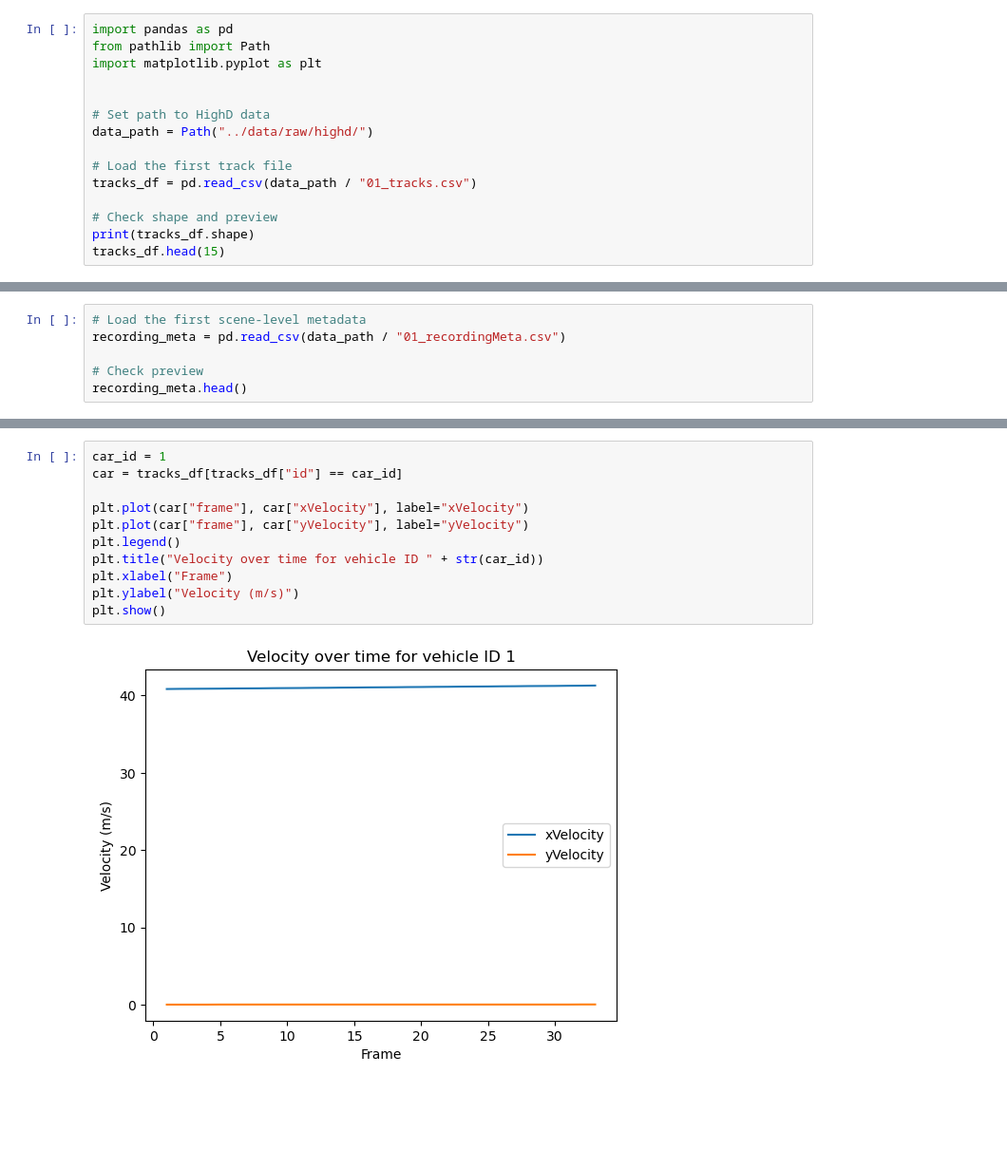
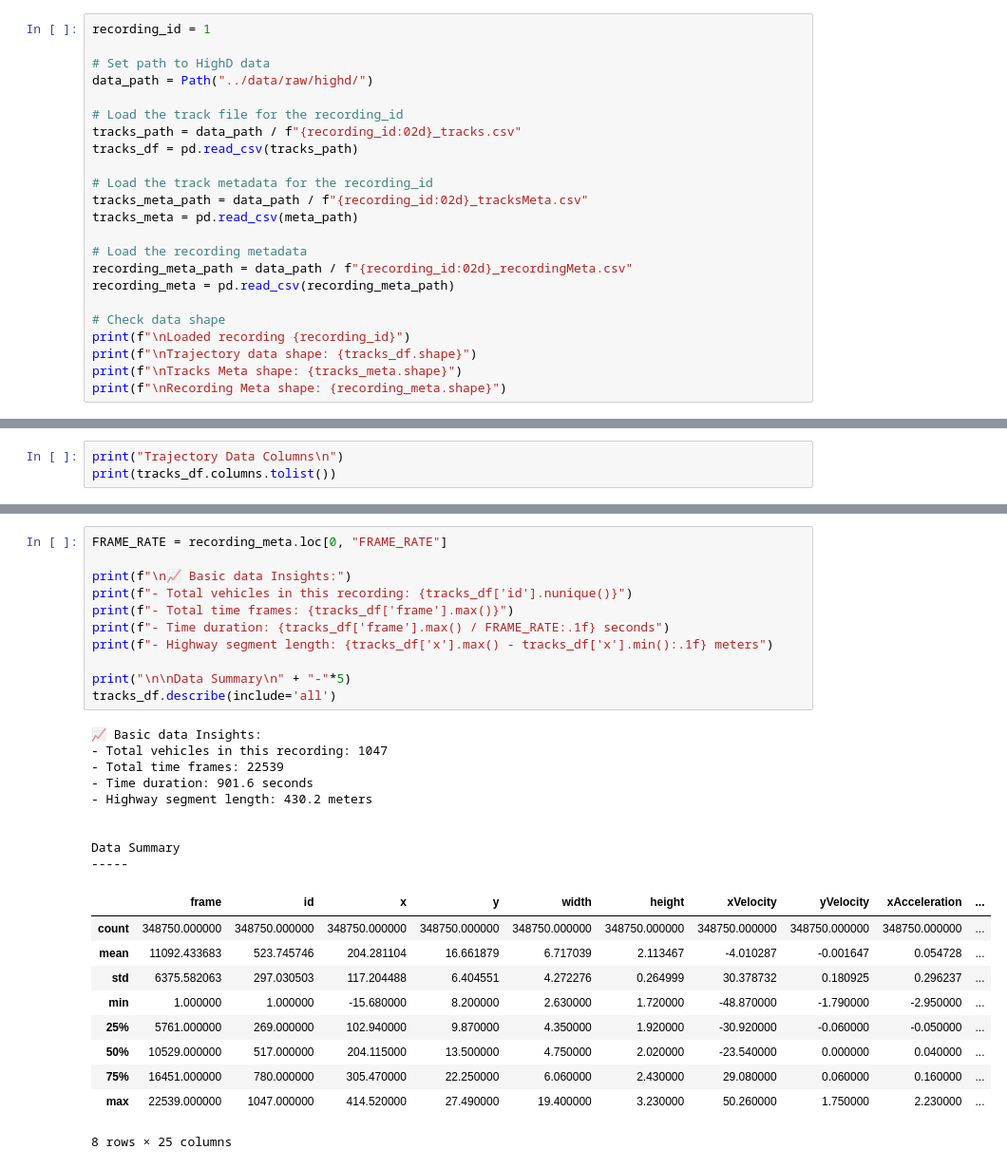
Before and after one commit to rapha-pro/Traffic-Light-Simulator, a Jupyter notebook: notebooks/explore_highd.ipynb, the cells around one changed output, grey strips where cells are left out. Shown at 95% size. Cells and saved outputs as stored; diff of their text form; blank space fills up the shorter version.

Commit message:
Notebook: Exploratory data analysis with some visualization

```diff
--- a/notebooks/explore_highd.ipynb
+++ b/notebooks/explore_highd.ipynb
@@ -3,16 +17,24 @@
 # %%
-import pandas as pd
-from pathlib import Path
-import matplotlib.pyplot as plt
-
+recording_id = 1
 
 # Set path to HighD data
 data_path = Path("../data/raw/highd/")
 
-# Load the first track file
-tracks_df = pd.read_csv(data_path / "01_tracks.csv")
+# Load the track file for the recording_id
+tracks_path = data_path / f"{recording_id:02d}_tracks.csv"
+tracks_df = pd.read_csv(tracks_path)
 
-# Check shape and preview
-print(tracks_df.shape)
-tracks_df.head(15)
+# Load the track metadata for the recording_id
+tracks_meta_path = data_path / f"{recording_id:02d}_tracksMeta.csv"
+tracks_meta = pd.read_csv(meta_path)
+
+# Load the recording metadata
+recording_meta_path = data_path / f"{recording_id:02d}_recordingMeta.csv"
+recording_meta = pd.read_csv(recording_meta_path)
+
+# Check data shape
+print(f"\nLoaded recording {recording_id}")
+print(f"\nTrajectory data shape: {tracks_df.shape}")
+print(f"\nTracks Meta shape: {tracks_meta.shape}")
+print(f"\nRecording Meta shape: {recording_meta.shape}")
 # %% [output]
@@ -27,7 +48,4 @@ tracks_df.head(15)
 # %%
-# Load the first scene-level metadata
-recording_meta = pd.read_csv(data_path / "01_recordingMeta.csv")
-
-# Check preview
-recording_meta.head()
+print("Trajectory Data Columns\n")
+print(tracks_df.columns.tolist())
 # %% [output]
@@ -54,13 +90,31 @@ tracks_meta.head()
-# %%
-car_id = 1
-car = tracks_df[tracks_df["id"] == car_id]
-
-plt.plot(car["frame"], car["xVelocity"], label="xVelocity")
-plt.plot(car["frame"], car["yVelocity"], label="yVelocity")
-plt.legend()
-plt.title("Velocity over time for vehicle ID " + str(car_id))
-plt.xlabel("Frame")
-plt.ylabel("Velocity (m/s)")
-plt.show()
-# %% [output]
-[figure, removed]
+# %%
+FRAME_RATE = recording_meta.loc[0, "FRAME_RATE"]
+
+print(f"\n📈 Basic data Insights:")
+print(f"- Total vehicles in this recording: {tracks_df['id'].nunique()}")
+print(f"- Total time frames: {tracks_df['frame'].max()}")
+print(f"- Time duration: {tracks_df['frame'].max() / FRAME_RATE:.1f} seconds")
+print(f"- Highway segment length: {tracks_df['x'].max() - tracks_df['x'].min():.1f} meters")
+
+print("\n\nData Summary\n" + "-"*5)
+tracks_df.describe(include='all')
+# %% [output]
+📈 Basic data Insights:
+- Total vehicles in this recording: 1047
+- Total time frames: 22539
+- Time duration: 901.6 seconds
+- Highway segment length: 430.2 meters
+
+
+Data Summary
+-----
+|  | frame | id | x | y | width | height | xVelocity | yVelocity | xAcceleration | ... |
+| count | 348750.000000 | 348750.000000 | 348750.000000 | 348750.000000 | 348750.000000 | 348750.000000 | 348750.000000 | 348750.000000 | 348750.000000 | ... |
+| mean | 11092.433683 | 523.745746 | 204.281104 | 16.661879 | 6.717039 | 2.113467 | -4.010287 | -0.001647 | 0.054728 | ... |
+| std | 6375.582063 | 297.030503 | 117.204488 | 6.404551 | 4.272276 | 0.264999 | 30.378732 | 0.180925 | 0.296237 | ... |
+| min | 1.000000 | 1.000000 | -15.680000 | 8.200000 | 2.630000 | 1.720000 | -48.870000 | -1.790000 | -2.950000 | ... |
+| 25% | 5761.000000 | 269.000000 | 102.940000 | 9.870000 | 4.350000 | 1.920000 | -30.920000 | -0.060000 | -0.050000 | ... |
+| 50% | 10529.000000 | 517.000000 | 204.115000 | 13.500000 | 4.750000 | 2.020000 | -23.540000 | 0.000000 | 0.040000 | ... |
+| 75% | 16451.000000 | 780.000000 | 305.470000 | 22.250000 | 6.060000 | 2.430000 | 29.080000 | 0.060000 | 0.160000 | ... |
+| max | 22539.000000 | 1047.000000 | 414.520000 | 27.490000 | 19.400000 | 3.230000 | 50.260000 | 1.750000 | 2.230000 | ... |
+8 rows × 25 columns
```
Also changed, not shown: parts of 11 cells of this notebook, 1 other file.
